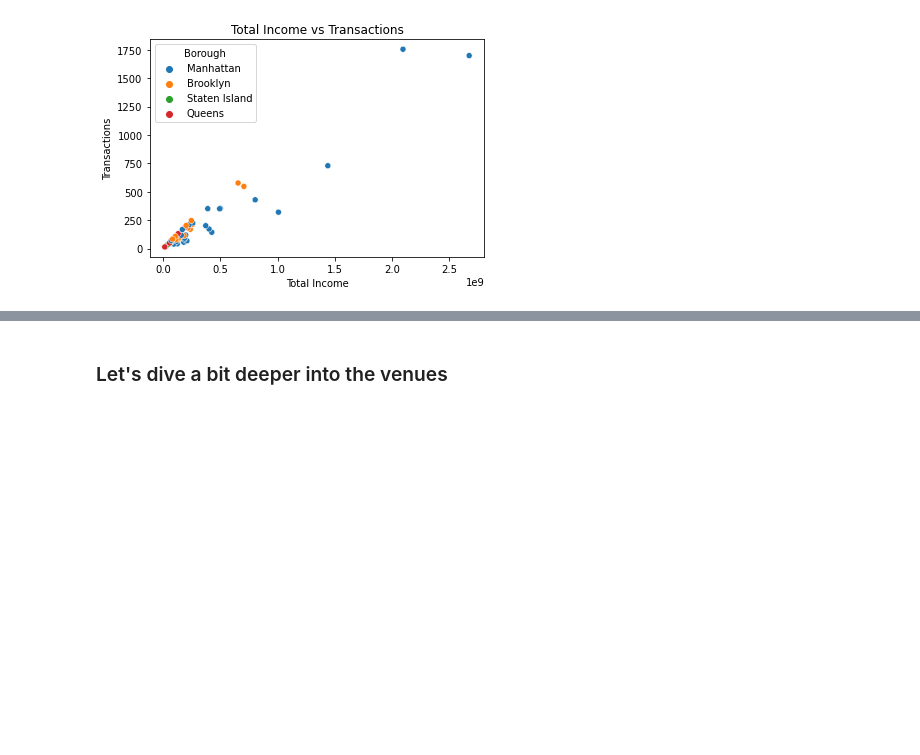
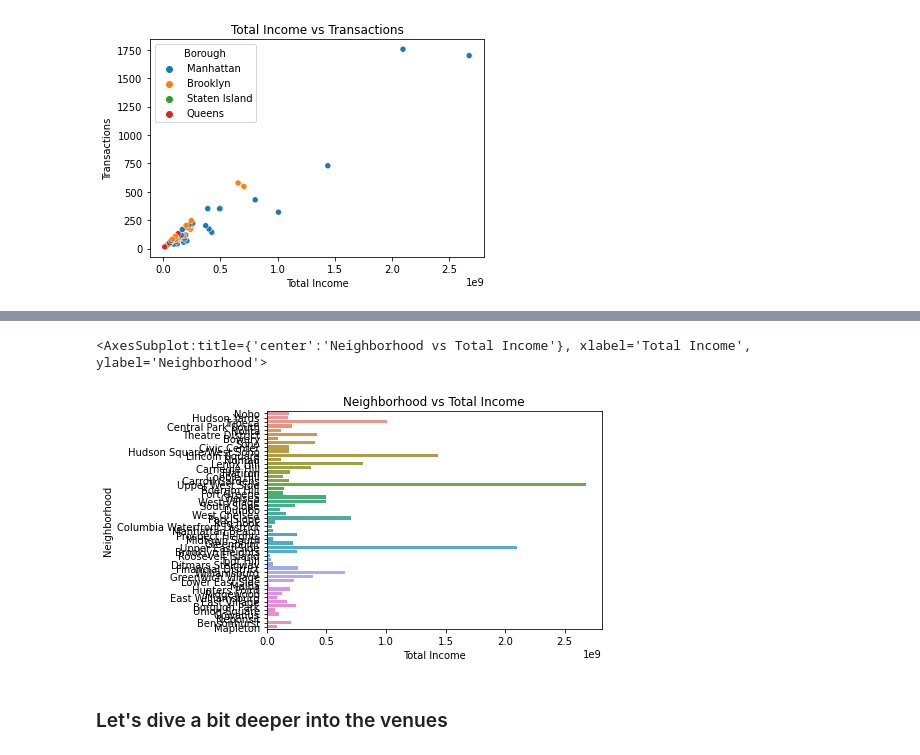
Before and after one commit to xdec/Coursera_Capstone, a Jupyter notebook: The Battle of Neighborhoods/the-battle-of-the-neighbourhoods.ipynb, the cells around one changed output, grey strips where cells are left out. Drawn from its saved outputs; the diff is of its cells as text; code cells hidden in the pictures; blank space fills up the shorter version.

```diff
--- a/The Battle of Neighborhoods/the-battle-of-the-neighbourhoods.ipynb
+++ b/The Battle of Neighborhoods/the-battle-of-the-neighbourhoods.ipynb
@@ -377,3 +690,11 @@ cluster_stats
+# %%
+# Let's use seaborn to figure out which neighbourhoods yield the highest return
+n_income = sns.barplot(y=ny_merged['Neighborhood'], x=ny_merged['Total Income'], ci=None)
+n_income.set_title('Neighborhood vs Total Income')
+n_income
+# %% [output]
+<AxesSubplot:title={'center':'Neighborhood vs Total Income'}, xlabel='Total Income', ylabel='Neighborhood'>
+[figure, added]
 # %% [markdown]
 ### Let's dive a bit deeper into the venues
 # %%
```
Also changed, not shown: parts of 23 cells of this notebook.
